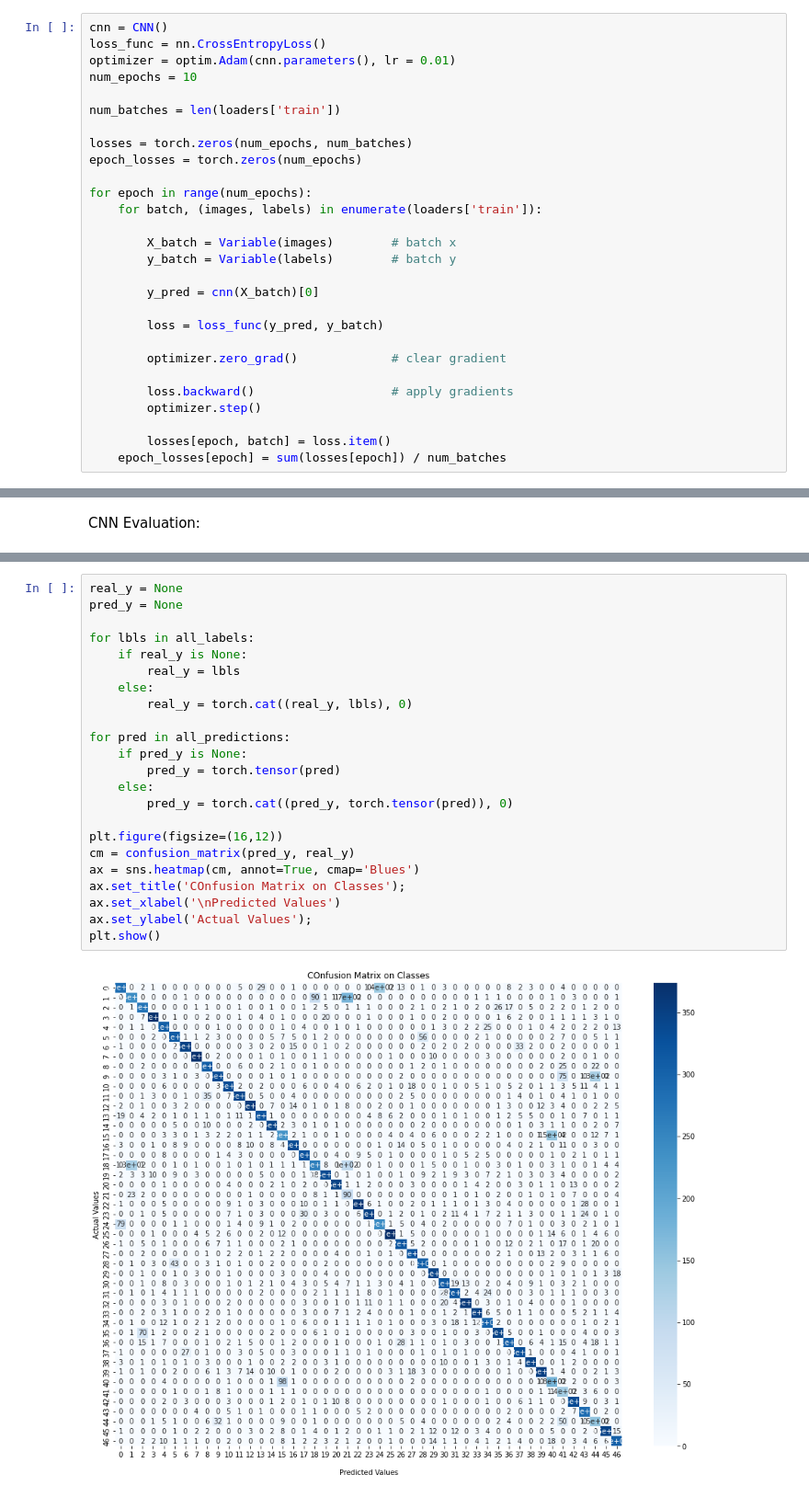
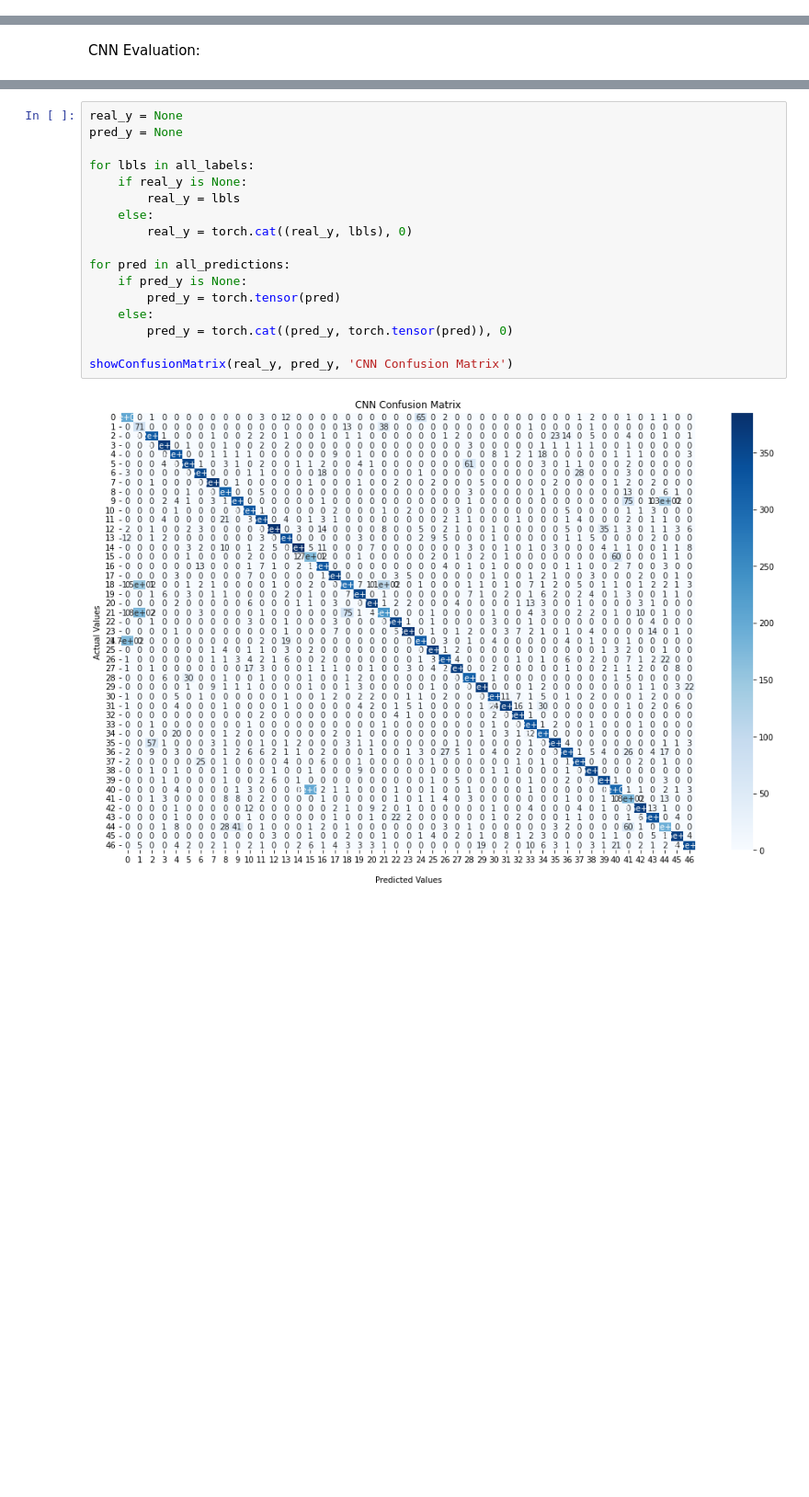
Before and after one commit to SeanMeath/Machine-Learning-Project, a Jupyter notebook: CNN.ipynb, the cells around one changed output, grey strips where cells are left out. Shown: that part at 92% size. Drawn from its saved outputs; the diff is of its cells as text; blank space fills up the shorter version.

```diff
--- a/CNN.ipynb
+++ b/CNN.ipynb
@@ -89,31 +111,3 @@ class CNN(nn.Module):
         return output, x
 # %% [markdown]
 CNN Training:
-# %%
-cnn = CNN()
-loss_func = nn.CrossEntropyLoss()
-optimizer = optim.Adam(cnn.parameters(), lr = 0.01)
-num_epochs = 10
-
-num_batches = len(loaders['train'])
-
-losses = torch.zeros(num_epochs, num_batches)
-epoch_losses = torch.zeros(num_epochs)
-
-for epoch in range(num_epochs):
-    for batch, (images, labels) in enumerate(loaders['train']):
-
-        X_batch = Variable(images)        # batch x
-        y_batch = Variable(labels)        # batch y
-
-        y_pred = cnn(X_batch)[0]
-
-        loss = loss_func(y_pred, y_batch)
-
-        optimizer.zero_grad()             # clear gradient
-
-        loss.backward()                   # apply gradients
-        optimizer.step()
-
-        losses[epoch, batch] = loss.item()
-    epoch_losses[epoch] = sum(losses[epoch]) / num_batches
@@ -206,25 +207,19 @@ plt.show()
 # %%
 real_y = None
 pred_y = None
 
 for lbls in all_labels:
     if real_y is None:
         real_y = lbls
     else:
         real_y = torch.cat((real_y, lbls), 0)
 
 for pred in all_predictions:
     if pred_y is None:
         pred_y = torch.tensor(pred)
     else:
         pred_y = torch.cat((pred_y, torch.tensor(pred)), 0)
 
-plt.figure(figsize=(16,12))
-cm = confusion_matrix(pred_y, real_y)
-ax = sns.heatmap(cm, annot=True, cmap='Blues')
-ax.set_title('COnfusion Matrix on Classes');
-ax.set_xlabel('\nPredicted Values')
-ax.set_ylabel('Actual Values');
-plt.show()
+showConfusionMatrix(real_y, pred_y, 'CNN Confusion Matrix')
 # %% [output]
-[figure, old version]
+[figure, new version]
```
Also changed, not shown: parts of 9 cells of this notebook, 2 other files.
